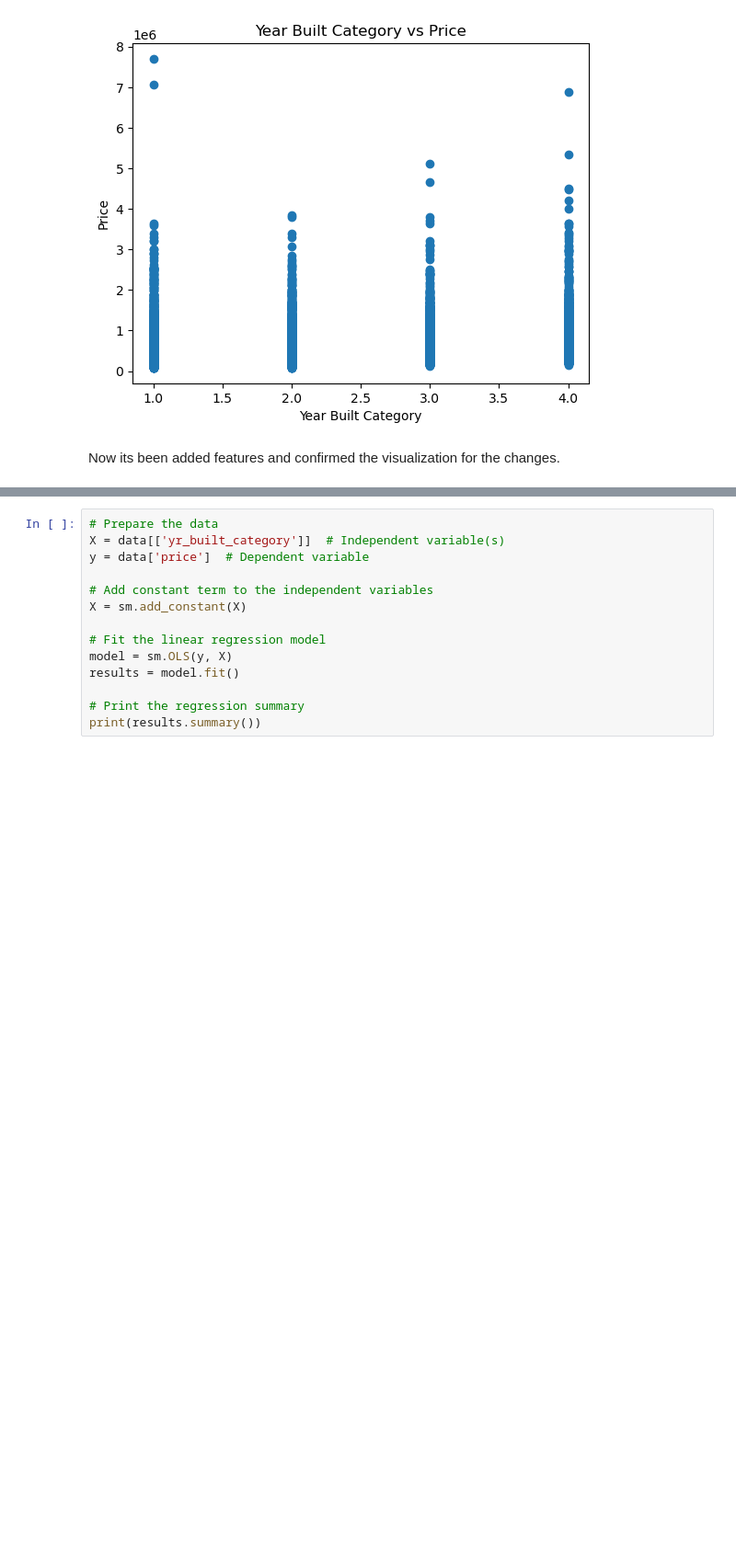
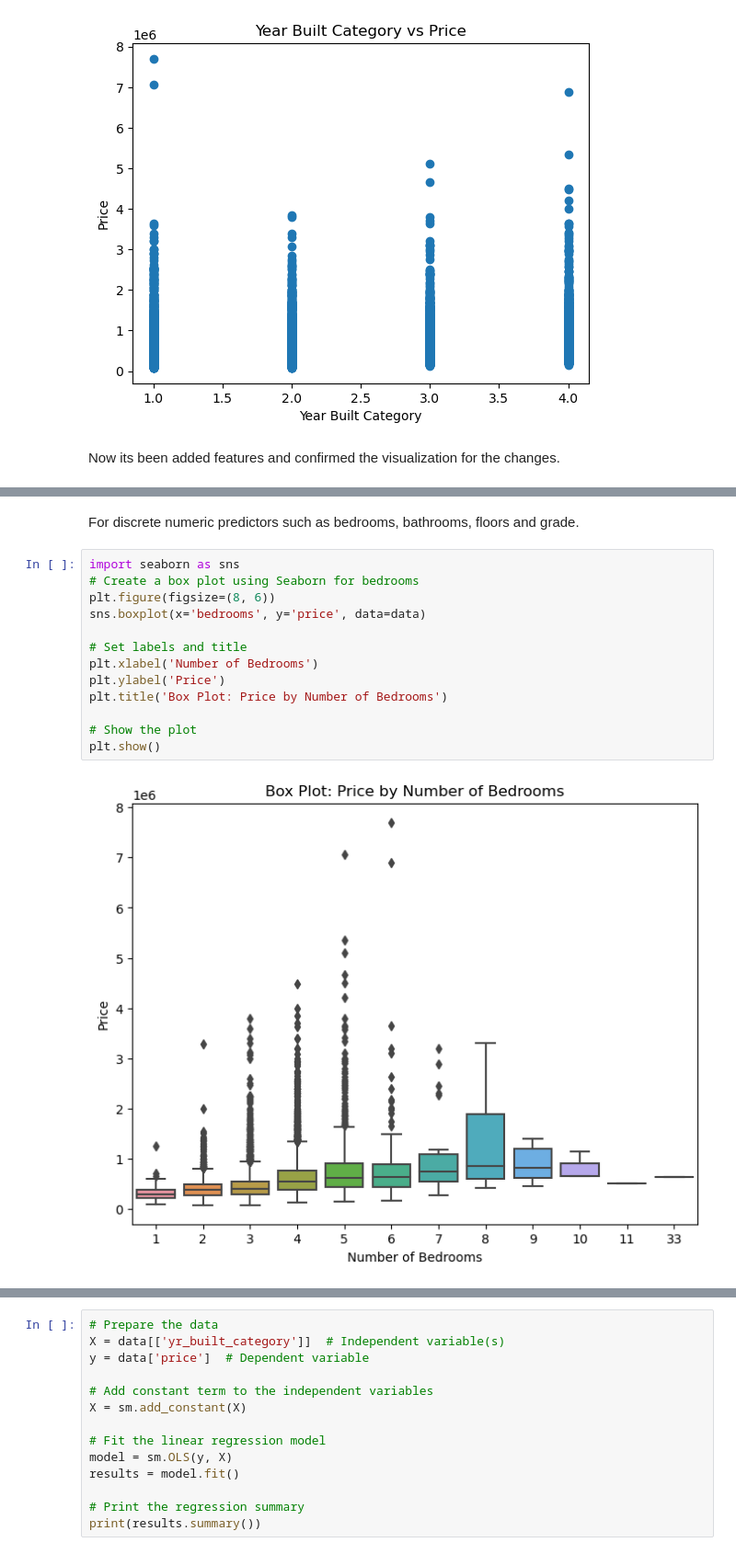
Before and after one commit to raphiqi/Real-Estate-Analysis-, a Jupyter notebook: Project 2.ipynb, the cells around one changed output, grey strips where cells are left out. Shown at 92% size. Drawn from its saved outputs; the diff is of its cells as text; blank space fills up the shorter version.

```diff
--- a/Project 2.ipynb
+++ b/Project 2.ipynb
@@ -365,0 +464,17 @@ Now its been added features and confirmed the visualization for the changes.
+# %% [markdown]
+For discrete numeric predictors such as bedrooms, bathrooms, floors and grade.
+# %%
+import seaborn as sns
+# Create a box plot using Seaborn for bedrooms
+plt.figure(figsize=(8, 6))
+sns.boxplot(x='bedrooms', y='price', data=data)
+
+# Set labels and title
+plt.xlabel('Number of Bedrooms')
+plt.ylabel('Price')
+plt.title('Box Plot: Price by Number of Bedrooms')
+
+# Show the plot
+plt.show()
+# %% [output]
+[figure, added]
```
Also changed, not shown: parts of 21 cells of this notebook.
